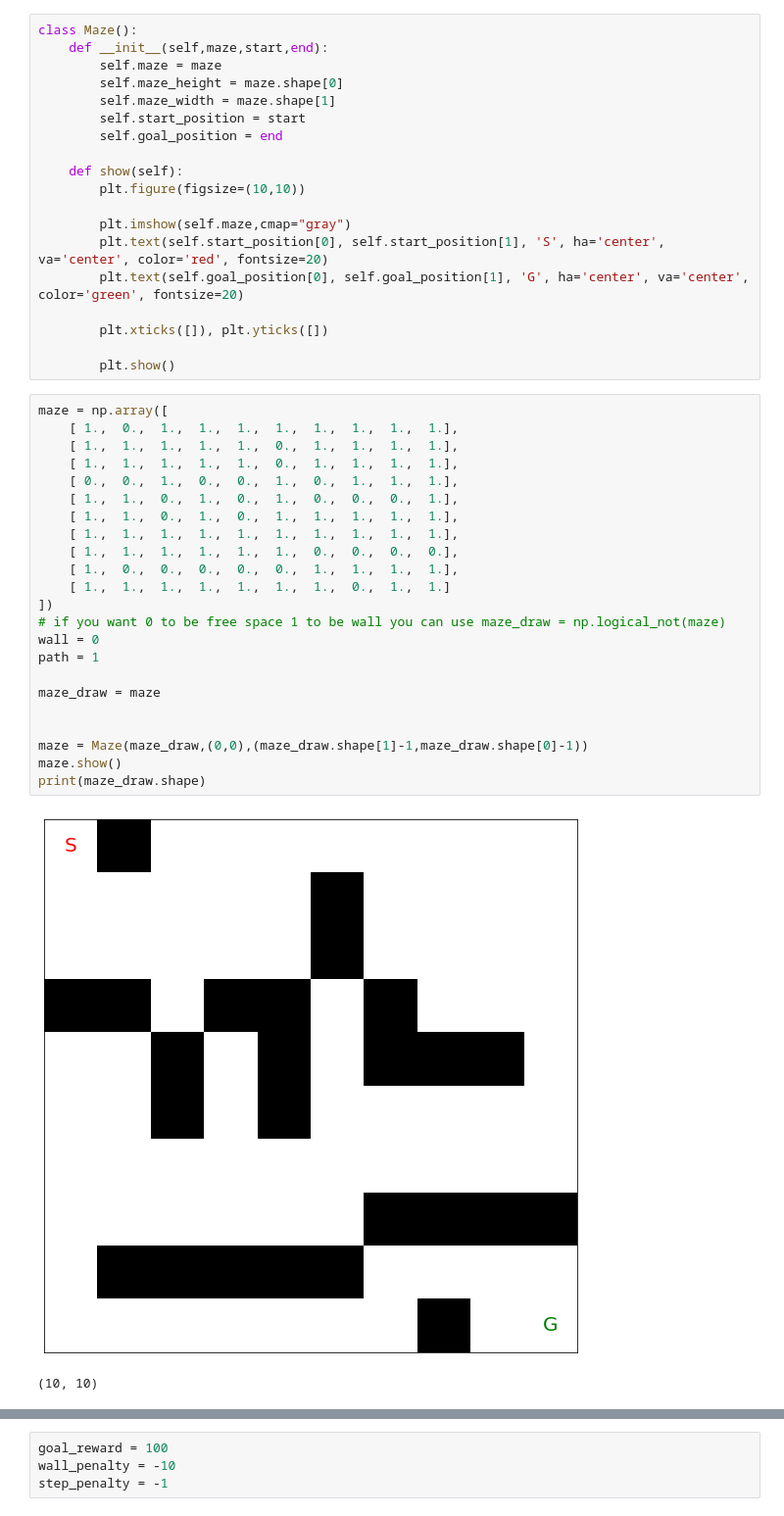
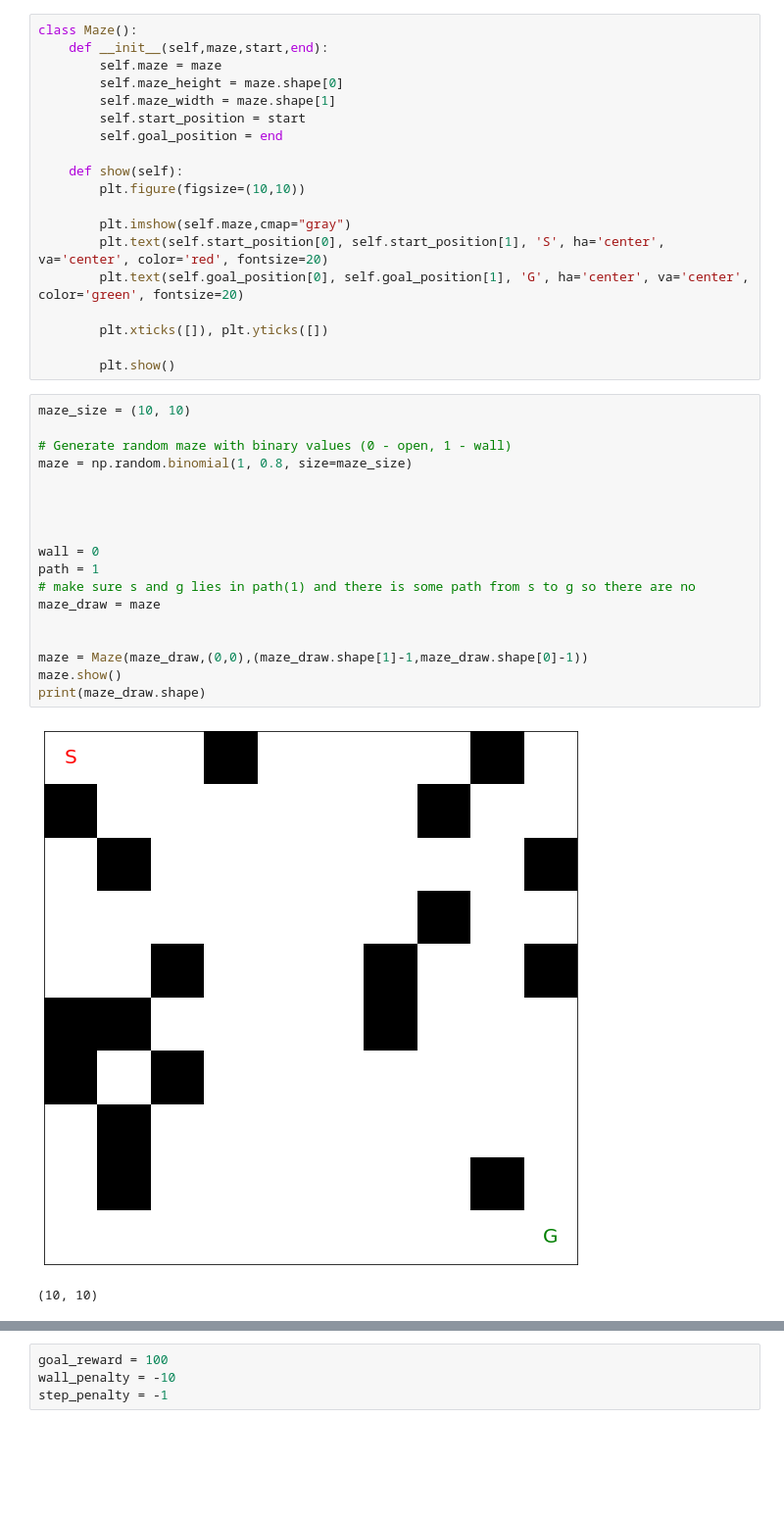
Before and after one commit to Sauravroy34/A_maze, a Jupyter notebook: q_table.ipynb, the cells around one changed output, grey strips where cells are left out. Shown at 98% size. Cells and saved outputs as stored; diff of their text form; blank space fills up the shorter version.

```diff
--- a/q_table.ipynb
+++ b/q_table.ipynb
@@ -20,32 +20,27 @@ class Maze():
         plt.xticks([]), plt.yticks([])
 
         plt.show()
-# %%
-maze = np.array([
-    [ 1.,  0.,  1.,  1.,  1.,  1.,  1.,  1.,  1.,  1.],
-    [ 1.,  1.,  1.,  1.,  1.,  0.,  1.,  1.,  1.,  1.],
-    [ 1.,  1.,  1.,  1.,  1.,  0.,  1.,  1.,  1.,  1.],
-    [ 0.,  0.,  1.,  0.,  0.,  1.,  0.,  1.,  1.,  1.],
-    [ 1.,  1.,  0.,  1.,  0.,  1.,  0.,  0.,  0.,  1.],
-    [ 1.,  1.,  0.,  1.,  0.,  1.,  1.,  1.,  1.,  1.],
-    [ 1.,  1.,  1.,  1.,  1.,  1.,  1.,  1.,  1.,  1.],
-    [ 1.,  1.,  1.,  1.,  1.,  1.,  0.,  0.,  0.,  0.],
-    [ 1.,  0.,  0.,  0.,  0.,  0.,  1.,  1.,  1.,  1.],
-    [ 1.,  1.,  1.,  1.,  1.,  1.,  1.,  0.,  1.,  1.]
-])
-# if you want 0 to be free space 1 to be wall you can use maze_draw = np.logical_not(maze)
-wall = 0
-path = 1
-
-maze_draw = maze
-
-
-maze = Maze(maze_draw,(0,0),(maze_draw.shape[1]-1,maze_draw.shape[0]-1))
-maze.show()
-print(maze_draw.shape)
-# %% [output]
-[figure, removed]
-(10, 10)
+# %%
+maze_size = (10, 10)
+
+# Generate random maze with binary values (0 - open, 1 - wall)
+maze = np.random.binomial(1, 0.8, size=maze_size)
+
+
+
+
+wall = 0
+path = 1
+# make sure s and g lies in path(1) and there is some path from s to g so there are no
+maze_draw = maze
+
+
+maze = Maze(maze_draw,(0,0),(maze_draw.shape[1]-1,maze_draw.shape[0]-1))
+maze.show()
+print(maze_draw.shape)
+# %% [output]
+[figure, added]
+(10, 10)
 # %%
 actions = [(-1, 0),
           (1, 0),
```
Also changed, not shown: parts of 5 cells of this notebook.
